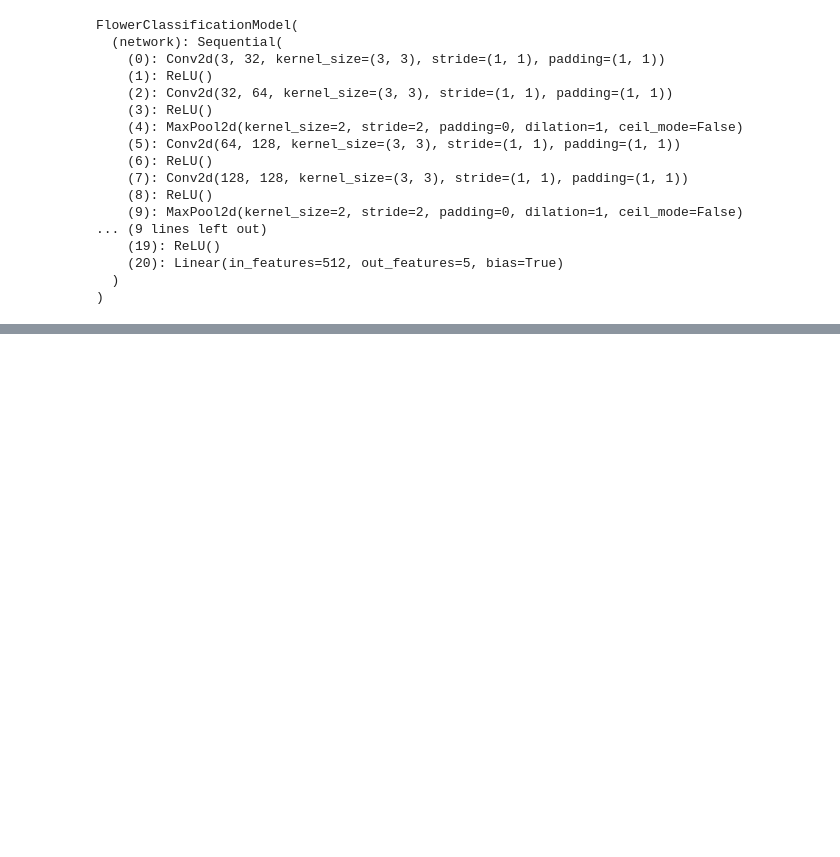
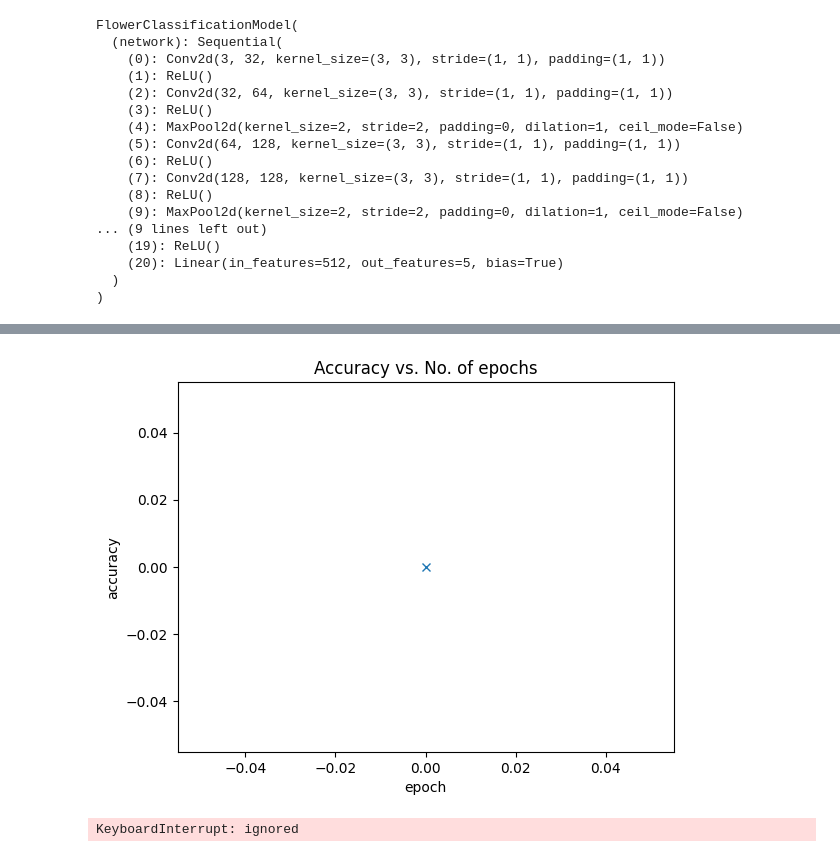
Before and after one commit to Kacperw14/simulide, a Jupyter notebook: sieci_projekt.ipynb, the cells around one changed output, grey strips where cells are left out. Saved outputs shown, nothing was run; the diff lists cells and outputs as text; code cells hidden in the pictures; blank space fills up the shorter version.

```diff
--- a/sieci_projekt.ipynb
+++ b/sieci_projekt.ipynb
@@ -92,8 +103,8 @@ def accuracy(outputs, labels):
 class FlowerClassificationModel(nn.Module):
     def trainingStep(self, batch):
         images, labels = batch
-        out = self(images)
-        loss = F.cross_entropy(out, labels)
+        out = self(images)                  # Generate predictions
+        loss = F.cross_entropy(out, labels) # Calculate loss
         return loss
 
     def __init__(self):
@@ -103,19 +114,19 @@ class FlowerClassificationModel(nn.Module):
             nn.ReLU(),
             nn.Conv2d(32, 64, kernel_size=3, stride=1, padding=1),
             nn.ReLU(),
-            nn.MaxPool2d(2, 2),
+            nn.MaxPool2d(2, 2), # output: 64 x 16 x 16
 
             nn.Conv2d(64, 128, kernel_size=3, stride=1, padding=1),
             nn.ReLU(),
             nn.Conv2d(128, 128, kernel_size=3, stride=1, padding=1),
             nn.ReLU(),
-            nn.MaxPool2d(2, 2),
+            nn.MaxPool2d(2, 2), # output: 128 x 8 x 8
 
             nn.Conv2d(128, 256, kernel_size=3, stride=1, padding=1),
             nn.ReLU(),
             nn.Conv2d(256, 256, kernel_size=3, stride=1, padding=1),
             nn.ReLU(),
-            nn.MaxPool2d(2, 2),
+            nn.MaxPool2d(2, 2), # output: 256 x 4 x 4
 
             nn.Flatten(),
             nn.Linear(256*28*28, 1024),
@@ -127,21 +138,21 @@ class FlowerClassificationModel(nn.Module):
     def forward(self, xb):
         return self.network(xb)
 
-    #def forward(self, xb):
-     #   return self.network(xb)
+    def forward(self, xb):
+        return self.network(xb)
 
     def validationStep(self, batch):
         images, labels = batch
-        out = self(images)
-        loss = F.cross_entropy(out, labels)
-        acc = accuracy(out, labels)
+        out = self(images)                    # Generate predictions
+        loss = F.cross_entropy(out, labels)   # Calculate loss
+        acc = accuracy(out, labels)           # Calculate accuracy
         return {'val_loss': loss.detach(), 'val_acc': acc}
 
     def validationEpochEnd(self, outputs):
         batch_losses = [x['val_loss'] for x in outputs]
-        epoch_loss = torch.stack(batch_losses).mean()
+        epoch_loss = torch.stack(batch_losses).mean()   # Combine losses
         batch_accs = [x['val_acc'] for x in outputs]
-        epoch_acc = torch.stack(batch_accs).mean()
+        epoch_acc = torch.stack(batch_accs).mean()      # Combine accuracies
         return {'val_loss': epoch_loss.item(), 'val_acc': epoch_acc.item()}
 
     def epochEnd(self, epoch, result):
@@ -185,7 +196,7 @@ out[0]: tensor([-0.0201,  0.0346,  0.0515,  0.0047,  0.0106],
 def evaluate(model, valLoader):
     model.eval()
     outputs = [model.validationStep(batch) for batch in valLoader]
-    return model.validation_epoch_end(outputs)
+    return model.validationEpochEnd(outputs)
 
 def fit(epochs, lr, model, trainLoader, valLoader, optFunc=torch.optim.SGD):
     history = []
@@ -199,10 +210,10 @@ def fit(epochs, lr, model, trainLoader, valLoader, optFunc=torch.optim.SGD):
             trainLosses.append(loss)
             loss.backward()
             optimizer.step()
-            optimizer.zero_Grad()
+            optimizer.zero_grad()
         # Validation phase
         result = evaluate(model, valLoader)
-        result['trainLoss'] = torch.stack(trainLosses).mean().item()
+        result['train_loss'] = torch.stack(trainLosses).mean().item()
         model.epochEnd(epoch, result)
         history.append(result)
     return history
@@ -245,6 +258,6 @@ evaluate(model, valDataLoader)
 # %%
-numEpochs = 10
-opt_func = torch.optim.Adam
+numEpochs = 1
+optFunc = torch.optim.Adam
 lr = 0.001
 # %%
 history = fit(numEpochs, lr, model, trainDataLoader, valDataLoader, optFunc)
@@ -250,0 +266,16 @@ history = fit(numEpochs, lr, model, trainDataLoader, valDataLoader, optFunc)
+# %%
+def plot_accuracies(history):
+    accuracies = [x['val_acc'] for x in history]
+    plt.plot(accuracies, '-x')
+    plt.xlabel('epoch')
+    plt.ylabel('accuracy')
+    plt.title('Accuracy vs. No. of epochs');
+# %%
+plot_accuracies(history)
+# %% [output]
+[figure, added]
+# %%
+testDataLoader = DeviceDataLoader(testDataLoader, device)
+evaluate(model, testDataLoader)
+# %% [output]
+KeyboardInterrupt: ignored
```
Also changed, not shown: parts of 9 cells of this notebook.
